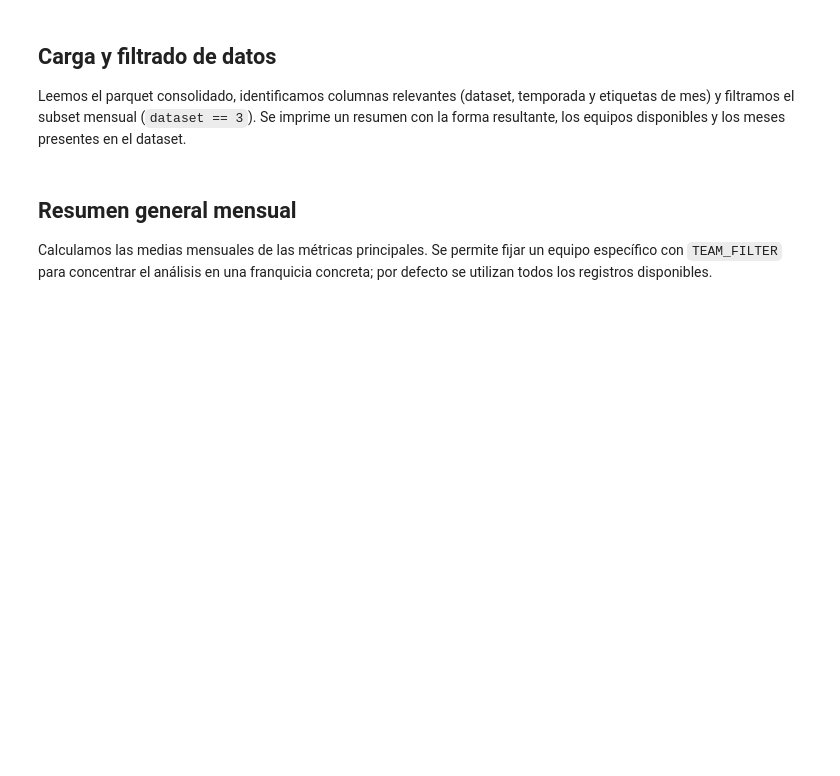
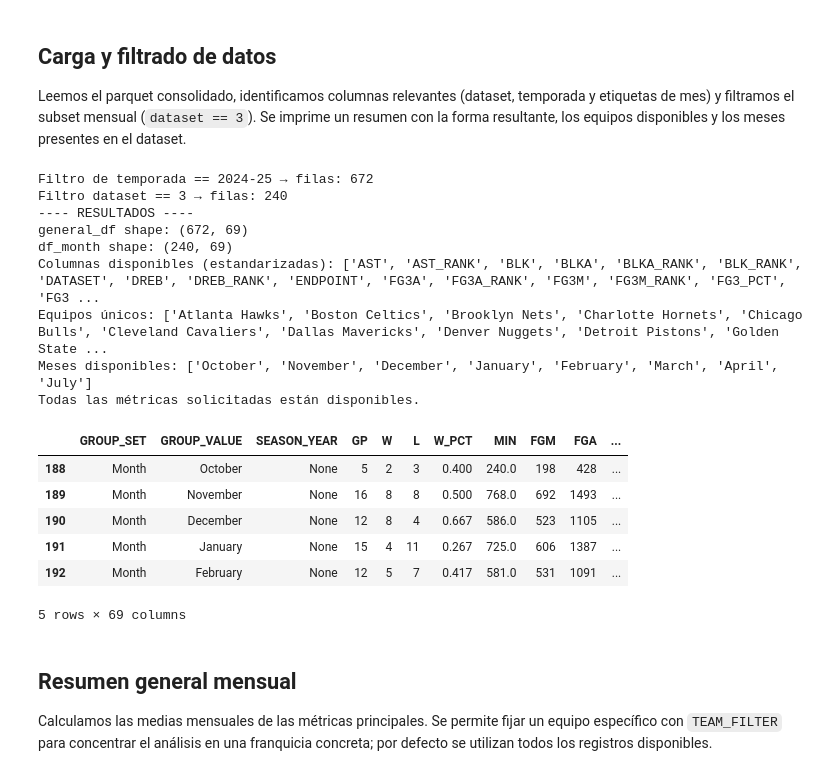
Before and after one commit to diazpablogon/BasketballAnalysis, a Jupyter notebook: 01_data_scrapping/01b_modelling/01a_teamdashboard/01a_generalsplits/01d_monthly.ipynb, the cells around one changed output. Cells and saved outputs as stored; diff of their text form; code cells hidden in the pictures; blank space fills up the shorter version.

```diff
--- a/01_data_scrapping/01b_modelling/01a_teamdashboard/01a_generalsplits/01d_monthly.ipynb
+++ b/01_data_scrapping/01b_modelling/01a_teamdashboard/01a_generalsplits/01d_monthly.ipynb
@@ -49,7 +54,7 @@ Leemos el parquet consolidado, identificamos columnas relevantes (dataset, tempo
 subset mensual (`dataset == 3`). Se imprime un resumen con la forma resultante, los equipos disponibles y los meses
 presentes en el dataset.
 # %%
-MONTH_ORDER = ['October', 'November', 'December', 'January', 'February', 'March', 'April', 'May', 'June']
+MONTH_ORDER = ['October', 'November', 'December', 'January', 'February', 'March', 'April', 'May', 'June', 'July']
 
 general_df = pd.read_parquet(INTERMEDIATE_PATH)
 colmap = {c.lower(): c for c in general_df.columns}
@@ -77,35 +82,51 @@ else:
 
 df_month_std = df_month.rename(columns={col: col.upper() for col in df_month.columns})
 COLUMN_LOOKUP = {col: col for col in df_month_std.columns}
 
 def require_columns(labels):
     missing = [label for label in labels if label not in COLUMN_LOOKUP]
     if missing:
         raise KeyError(f"Columnas faltantes en el parquet filtrado: {missing}")
     return [COLUMN_LOOKUP[label] for label in labels]
 
 TEAM_COL = require_columns(["TEAM_NAME"])[0]
 MONTH_COL = require_columns(["SEASON_MONTH_NAME"])[0]
 
-print("
----- RESULTADOS ----")
+print("---- RESULTADOS ----")
 print("general_df shape:", general_df.shape)
 print("df_month shape:", df_month.shape)
 print("Columnas disponibles (estandarizadas):", sorted(df_month_std.columns))
 print("Equipos únicos:", sorted(df_month_std[TEAM_COL].dropna().unique()))
 month_unique = sorted(df_month_std[MONTH_COL].dropna().unique(), key=lambda m: MONTH_ORDER.index(m) if m in MONTH_ORDER else len(MONTH_ORDER))
 print("Meses disponibles:", month_unique)
 
 required_metrics = [
     "W", "L", "W_PCT", "PTS", "REB", "AST", "TOV", "FG_PCT", "FG3_PCT", "FT_PCT", "PLUS_MINUS", "MIN",
 ]
 missing_metrics = [metric for metric in required_metrics if metric not in df_month_std.columns]
 if missing_metrics:
     print(f"⚠️ Métricas faltantes: {missing_metrics}")
 else:
     print("Todas las métricas solicitadas están disponibles.")
 
 display(df_month_std.head())
+# %% [output]
+Filtro de temporada == 2024-25 → filas: 672
+Filtro dataset == 3 → filas: 240
+---- RESULTADOS ----
+general_df shape: (672, 69)
+df_month shape: (240, 69)
+Columnas disponibles (estandarizadas): ['AST', 'AST_RANK', 'BLK', 'BLKA', 'BLKA_RANK', 'BLK_RANK', 'DATASET', 'DREB', 'DREB_RANK', 'ENDPOINT', 'FG3A', 'FG3A_RANK', 'FG3M', 'FG3M_RANK', 'FG3_PCT', 'FG3 ...
+Equipos únicos: ['Atlanta Hawks', 'Boston Celtics', 'Brooklyn Nets', 'Charlotte Hornets', 'Chicago Bulls', 'Cleveland Cavaliers', 'Dallas Mavericks', 'Denver Nuggets', 'Detroit Pistons', 'Golden State ...
+Meses disponibles: ['October', 'November', 'December', 'January', 'February', 'March', 'April', 'July']
+Todas las métricas solicitadas están disponibles.
+|  | GROUP_SET | GROUP_VALUE | SEASON_YEAR | GP | W | L | W_PCT | MIN | FGM | FGA | ... |
+| 188 | Month | October | None | 5 | 2 | 3 | 0.400 | 240.0 | 198 | 428 | ... |
+| 189 | Month | November | None | 16 | 8 | 8 | 0.500 | 768.0 | 692 | 1493 | ... |
+| 190 | Month | December | None | 12 | 8 | 4 | 0.667 | 586.0 | 523 | 1105 | ... |
+| 191 | Month | January | None | 15 | 4 | 11 | 0.267 | 725.0 | 606 | 1387 | ... |
+| 192 | Month | February | None | 12 | 5 | 7 | 0.417 | 581.0 | 531 | 1091 | ... |
+5 rows × 69 columns
 # %% [markdown]
 ## Resumen general mensual
 
```
Also changed, not shown: parts of 5 cells of this notebook, 2 other files.
